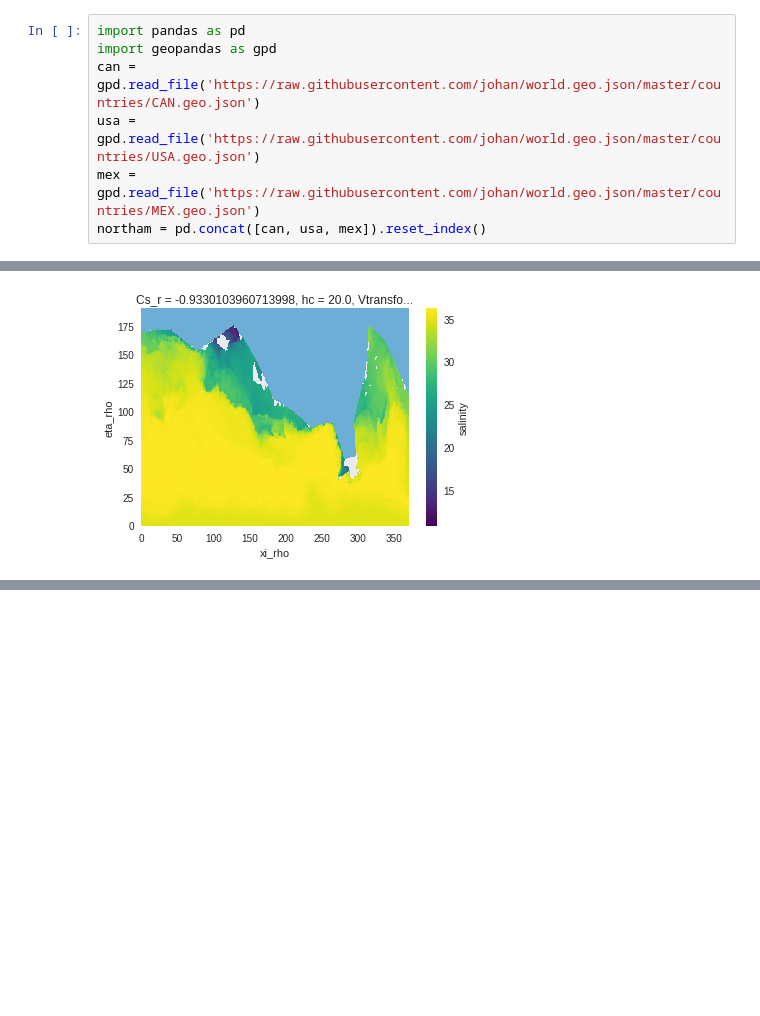
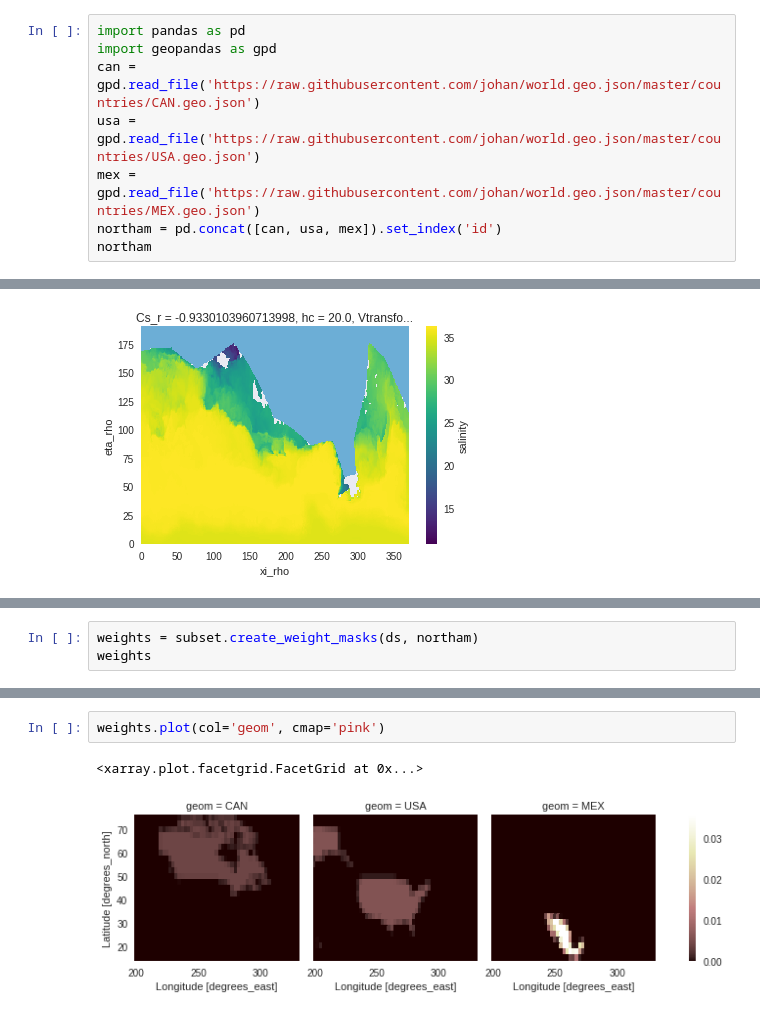
Before and after one commit to roocs/clisops, a Jupyter notebook: notebooks/core_subset.ipynb, the cells around one changed output, grey strips where cells are left out. Saved outputs shown, nothing was run; the diff lists cells and outputs as text; blank space fills up the shorter version.

Commit message:
Use xESMF 0.5.2 - create_weight_masks

```diff
--- a/notebooks/core_subset.ipynb
+++ b/notebooks/core_subset.ipynb
@@ -167,4 +169,5 @@ import geopandas as gpd
 can = gpd.read_file('https://raw.githubusercontent.com/johan/world.geo.json/master/countries/CAN.geo.json')
 usa = gpd.read_file('https://raw.githubusercontent.com/johan/world.geo.json/master/countries/USA.geo.json')
 mex = gpd.read_file('https://raw.githubusercontent.com/johan/world.geo.json/master/countries/MEX.geo.json')
-northam = pd.concat([can, usa, mex]).reset_index()
+northam = pd.concat([can, usa, mex]).set_index('id')
+northam
@@ -187,0 +205,3 @@ usa_mask.plot(cmap=plt.cm.Blues_r, add_colorbar=False)
+# %%
+weights = subset.create_weight_masks(ds, northam)
+weights
@@ -187,0 +226,5 @@ usa_mask.plot(cmap=plt.cm.Blues_r, add_colorbar=False)
+# %%
+weights.plot(col='geom', cmap='pink')
+# %% [output]
+<xarray.plot.facetgrid.FacetGrid at 0x...>
+[figure, added]
```
Also changed, not shown: parts of 6 cells of this notebook, 7 other files.
